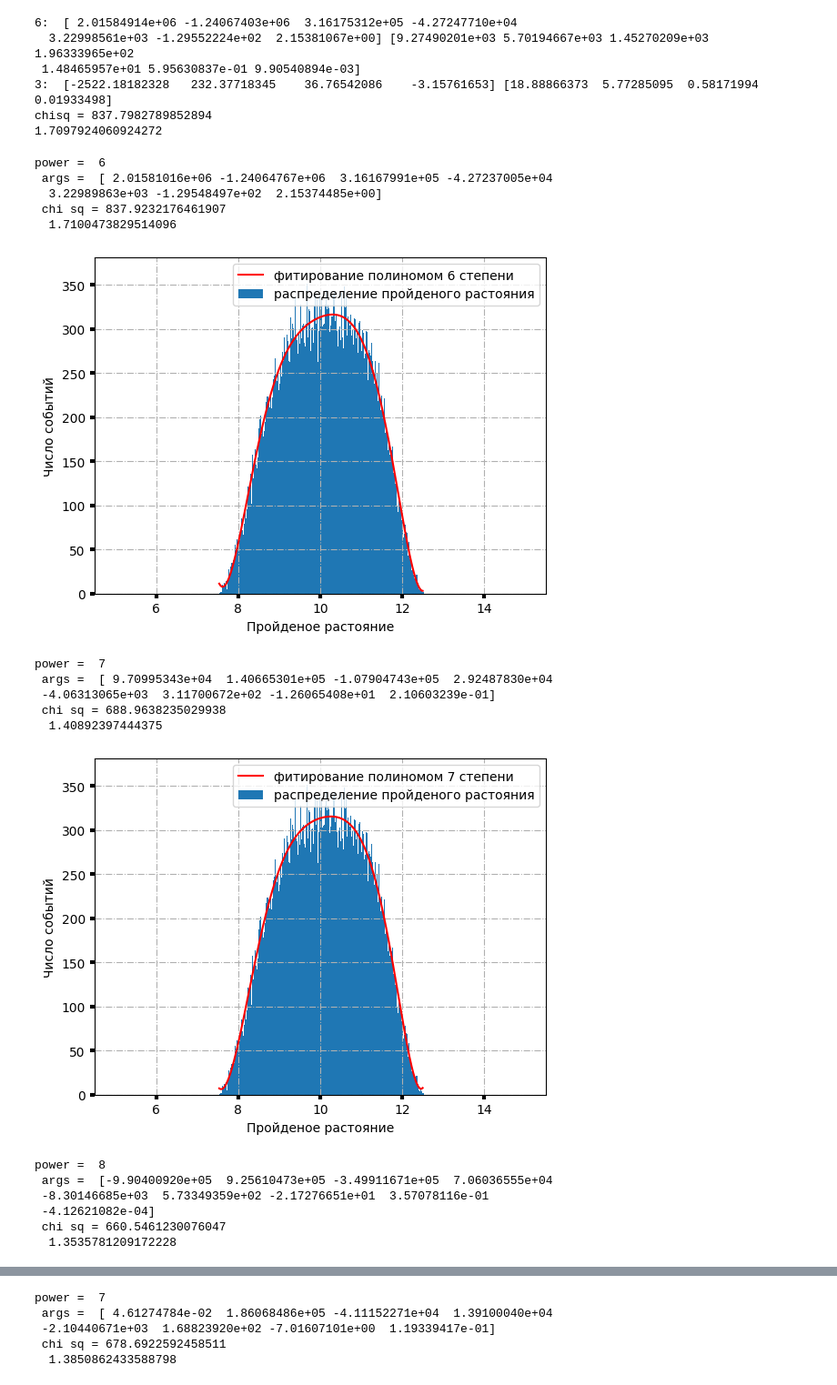
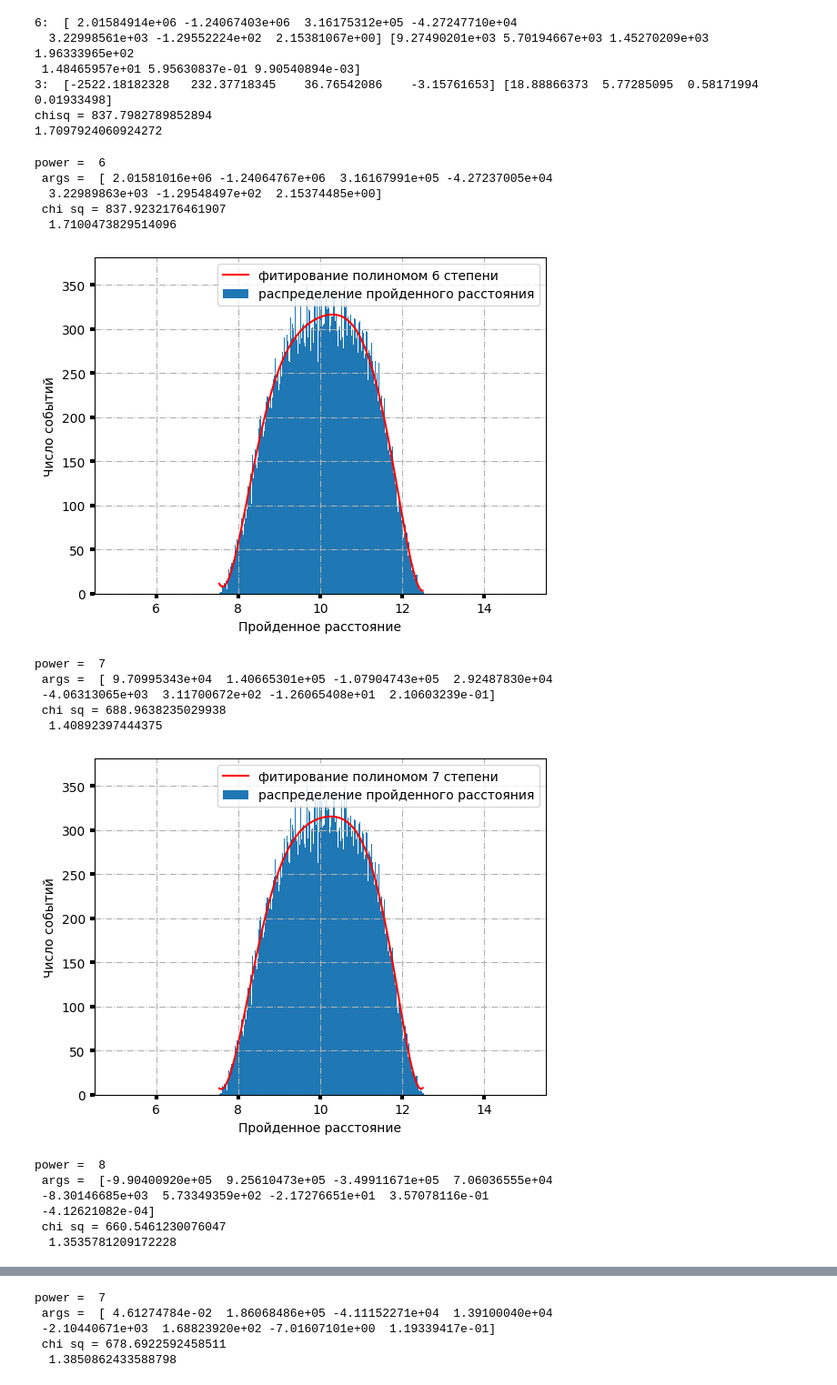
Before and after one commit to AleksandrYushin/Danss-netrino, a Jupyter notebook: Danss.ipynb, the cells around one changed output, grey strips where cells are left out. Shown at 91% size. Saved outputs shown, nothing was run; the diff lists cells and outputs as text; code cells hidden in the pictures.

```diff
--- a/Danss.ipynb
+++ b/Danss.ipynb
@@ -225,13 +225,13 @@ for i in range(i_min, i_max):
 
 fig, ax = plt.subplots(figsize=(10, 6))
 ax.set_title('Фитирование гауссовым пиком')
-ax.set_xlabel('Пройденое растояние')
+ax.set_xlabel('Пройденное расстояние')
 ax.set_ylabel('Число событий')
 ax.grid(True, linestyle='-.')
 ax.tick_params(labelsize='medium', width=3)
 
 
-ax.bar(l, data, linewidth = 1., width = err, label = "распределение пройденого растояния")
+ax.bar(l, data, linewidth = 1., width = err, label = "распределение пройденного расстояния")
 ax.plot(xx, yy, color='r', label = "фитирование гаусовым пиком")
 ax.legend()
 pyplot.show()
@@ -288,42 +288,42 @@ for i_pow in range(7, 11):
     for i in range(i_min, i_max):
         if data[i]>0:
           chisq += (data[i] - pol(l[i], *args))**2/ data[i]
         else:
           chisq += (data[i] - pol(l[i], *args))**2
     print(" chi sq =",chisq)
     print(" ", chisq/(i_max - i_min - i_pow))
 
     #Отрисовка
     x = []
     y = []
     for i in range(i_min, i_max):
         if pol(l[i], *args) > 0:
           x.append(l[i])
           y.append(pol(l[i], *args))
 
     fig, ax = plt.subplots()
-    ax.set_xlabel('Пройденое растояние')
+    ax.set_xlabel('Пройденное расстояние')
     ax.set_ylabel('Число событий')
     ax.grid(True, linestyle='-.')
     ax.tick_params(labelsize='medium', width=3)
 
-    ax.bar(l, data, linewidth = 1., width = err, label = "распределение пройденого растояния")
+    ax.bar(l, data, linewidth = 1., width = err, label = "распределение пройденного расстояния")
     ax.plot(x, y, color='r', label = "фитирование полиномом "+str(i_pow-1)+ " степени")
     ax.legend()
     pyplot.show()
 # %% [output]
 power =  6
  args =  [ 2.01581016e+06 -1.24064767e+06  3.16167991e+05 -4.27237005e+04
   3.22989863e+03 -1.29548497e+02  2.15374485e+00]
  chi sq = 837.9232176461907
   1.7100473829514096
-[figure, old version]
+[figure, new version]
 power =  7
  args =  [ 9.70995343e+04  1.40665301e+05 -1.07904743e+05  2.92487830e+04
  -4.06313065e+03  3.11700672e+02 -1.26065408e+01  2.10603239e-01]
  chi sq = 688.9638235029938
   1.40892397444375
-[figure, old version]
+[figure, new version]
 power =  8
  args =  [-9.90400920e+05  9.25610473e+05 -3.49911671e+05  7.06036555e+04
  -8.30146685e+03  5.73349359e+02 -2.17276651e+01  3.57078116e-01
```
Also changed, not shown: parts of 15 cells of this notebook, 1 other file.
